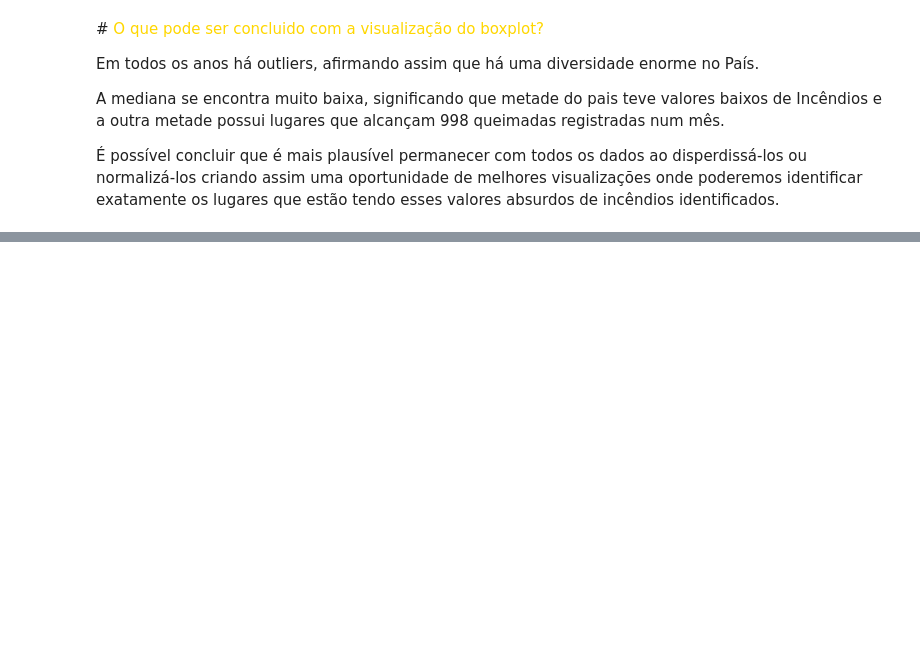
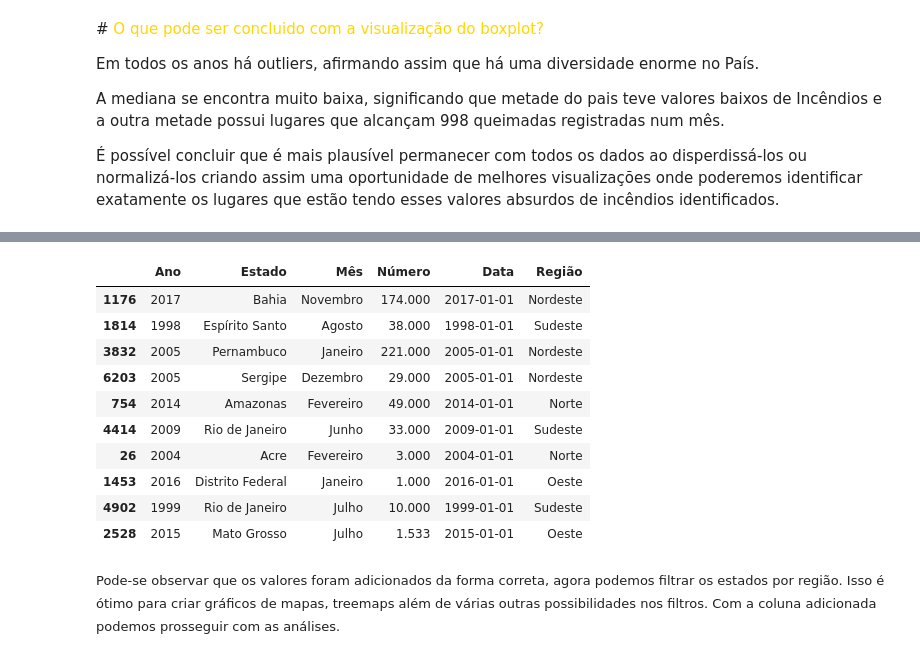
Before and after one commit to MatheusB2002/Analise-Incendios-Florestais, a Jupyter notebook: AnáliseIncêndio.ipynb, the cells around one changed output, grey strips where cells are left out. Drawn from its saved outputs; the diff is of its cells as text; code cells hidden in the pictures; blank space fills up the shorter version.

Commit message:
Realizando Tratamentos e criando coluna para futuros plots

```diff
--- a/AnáliseIncêndio.ipynb
+++ b/AnáliseIncêndio.ipynb
@@ -15,9 +15,9 @@ import matplotlib.pyplot as plt
 
 <font size = 2, color = Gold>Importando o Dataset de Incêndios Florestais (inFlo):</font>
 # %%
-inFlo = pd.read_csv('https://raw.githubusercontent.com/MatheusB2002/Analise-Incendios-Florestais/main/amazon.csv',encoding = 'latin1')
+incendios = pd.read_csv('https://raw.githubusercontent.com/MatheusB2002/Analise-Incendios-Florestais/main/amazon.csv',encoding = 'latin1')
 
-inFlo.head()
+incendios.head()
 # %% [output]
 |  | year | state | month | number | date |
 | 0 | 1998 | Acre | Janeiro | 0.0 | 1998-01-01 |
@@ -30,10 +30,11 @@ inFlo.head()
 <font size = 2> Na primeira visualização identifiquei a necessidade de fazer uma tradução para melhor visualização.
 utilizei o método  "*rename*" do *pandas* para fazer essa mudança e descrevi o nome anterior e a substituição utilizando o dicionário do *Python* como parâmetro do método.
 # %%
-inFlo = inFlo.rename(columns={
+incendios = incendios.rename(columns={
     "year": "Ano",
     "state": "Estado",
     "month": "Mês",
     "number": "Número",
     "date" : "Data"
-})
+}
+)
@@ -40,3 +98,6 @@ inFlo = inFlo.rename(columns={
+# %%
+incendios['Estado'] = (incendios['Estado'].replace(['Piau', 'Rio','Sao Paulo','Rondonia','Paraiba','Maranhao','Goias','Espirito Santo','Ceara','Amapa'],
+                                                   ['Piauí', 'Rio de Janeiro','São Paulo','Rondônia','Paraíba','Maranhão','Goiás','Espírito Santo','Ceará','Amapá']))
 # %% [markdown]
 <font size = 2> Utilizarei o método "*info*" do *pandas* para que ele me dê uma descrição do documento em análise e o método "describe" para que ajude a entender a distribuição dos dados numéricos.
 # %%
@@ -106,0 +183,13 @@ A mediana se encontra muito baixa, significando que metade do pais teve valores
+# %%
+dicionarioRegioes = {
+'Nordeste' : ['Alagoas', 'Bahia', 'Ceará', 'Maranhão', 'Paraíba', 'Pernambuco', 'Piauí', 'Sergipe'],
+'Norte' : ['Acre', 'Amapá', 'Amazonas', 'Pará', 'Rondônia', 'Roraima', 'Tocantins'],
+'Sudeste' : ['Espírito Santo', 'Minas Gerais', 'Rio de Janeiro', 'São Paulo'],
+'Sul' : ['Santa Catarina'],
+'Oeste' : ['Distrito Federal', 'Goiás', 'Mato Grosso'],
+
+}
+
+incendios['Região'] = incendios['Estado'].apply(
+    lambda x :str([chave for id, chave in enumerate(dicionarioRegioes) if x in dicionarioRegioes[chave]])[2:-2]
+    )
@@ -106,0 +202,17 @@ A mediana se encontra muito baixa, significando que metade do pais teve valores
+# %%
+incendios.sample(10)
+# %% [output]
+|  | Ano | Estado | Mês | Número | Data | Região |
+| 1176 | 2017 | Bahia | Novembro | 174.000 | 2017-01-01 | Nordeste |
+| 1814 | 1998 | Espírito Santo | Agosto | 38.000 | 1998-01-01 | Sudeste |
+| 3832 | 2005 | Pernambuco | Janeiro | 221.000 | 2005-01-01 | Nordeste |
+| 6203 | 2005 | Sergipe | Dezembro | 29.000 | 2005-01-01 | Nordeste |
+| 754 | 2014 | Amazonas | Fevereiro | 49.000 | 2014-01-01 | Norte |
+| 4414 | 2009 | Rio de Janeiro | Junho | 33.000 | 2009-01-01 | Sudeste |
+| 26 | 2004 | Acre | Fevereiro | 3.000 | 2004-01-01 | Norte |
+| 1453 | 2016 | Distrito Federal | Janeiro | 1.000 | 2016-01-01 | Oeste |
+| 4902 | 1999 | Rio de Janeiro | Julho | 10.000 | 1999-01-01 | Sudeste |
+| 2528 | 2015 | Mato Grosso | Julho | 1.533 | 2015-01-01 | Oeste |
+# %% [markdown]
+<font size = 2> Pode-se observar que os valores foram adicionados da forma correta, agora podemos filtrar os estados por região. Isso é ótimo para criar gráficos de mapas, treemaps além de várias outras possibilidades nos filtros.
+Com a coluna adicionada podemos prosseguir com as análises.
```
Also changed, not shown: parts of 9 cells of this notebook.
